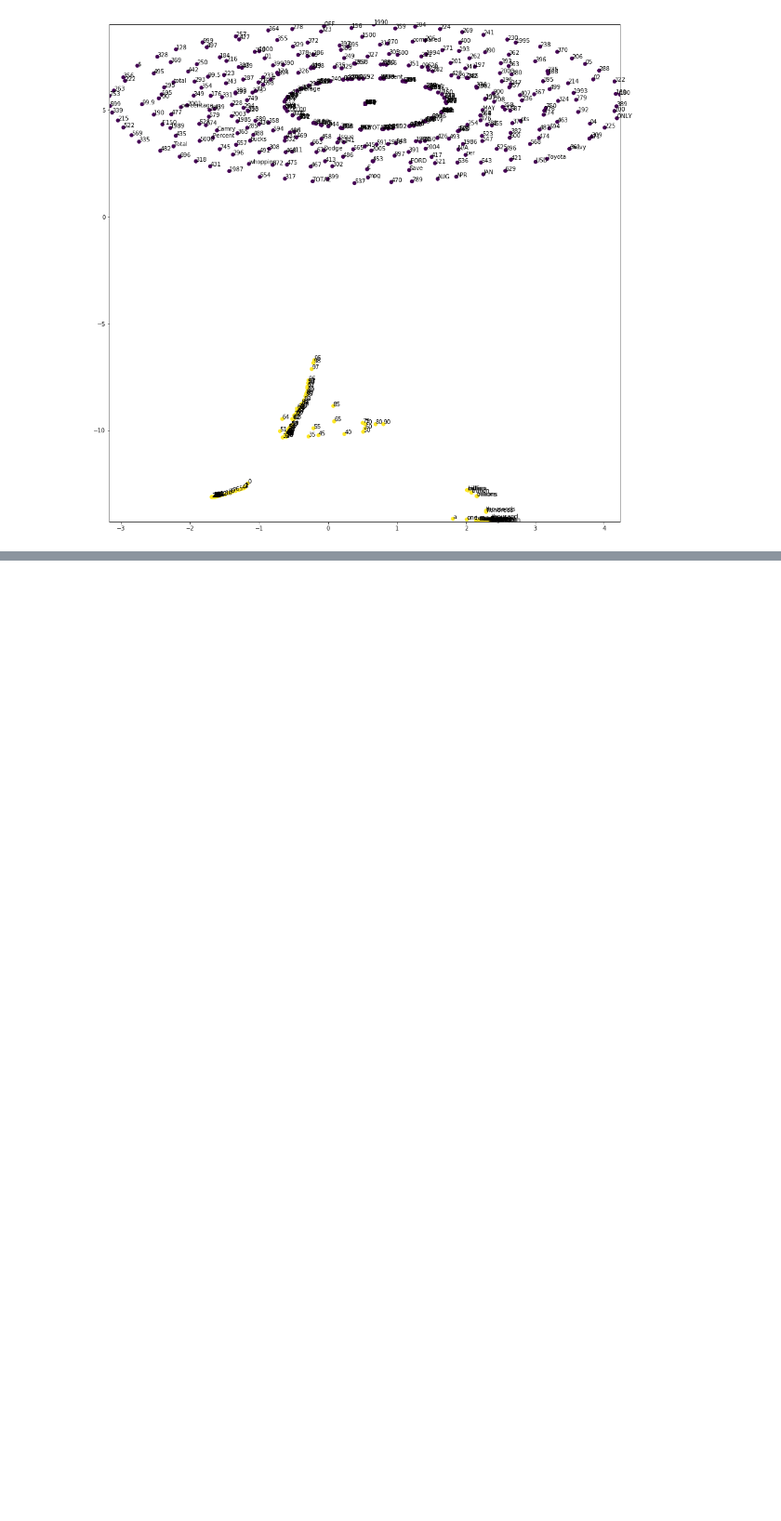
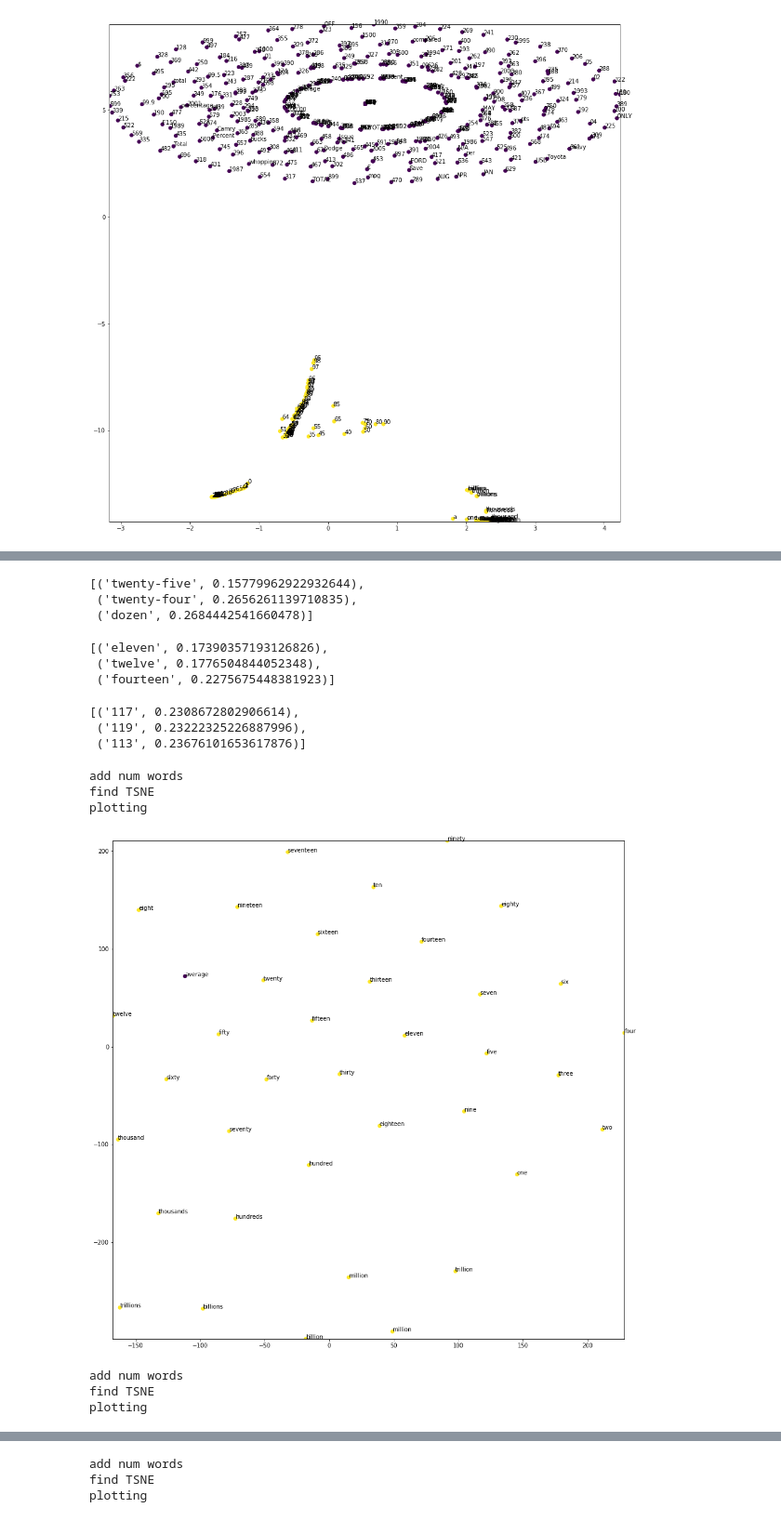
Before and after one commit to jpatrickpark/breaking_numerical_reasoning_nli, a Jupyter notebook: plot_word_embeddings.ipynb, the cells around one changed output, grey strips where cells are left out. Shown: that part at 93% size. Cells and saved outputs as stored; diff of their text form; code cells hidden in the pictures; blank space fills up the shorter version.

Commit message:
update plotting

```diff
--- a/plot_word_embeddings.ipynb
+++ b/plot_word_embeddings.ipynb
@@ -210,0 +289,71 @@ plotting
+# %%
+average_num_vectors(num_alphabet_words,glove_vecs)[:3]
+# %% [output]
+[('twenty-five', 0.15779962922932644),
+ ('twenty-four', 0.2656261139710835),
+ ('dozen', 0.2684442541660478)]
+# %%
+average_num_vectors(num_alphabet_words_one_to_ten,glove_vecs)[:3]
+# %% [output]
+[('eleven', 0.17390357193126826),
+ ('twelve', 0.1776504844052348),
+ ('fourteen', 0.2275675448381923)]
+# %%
+average_num_vectors(num_numeric_words,glove_vecs)[:3]
+# %% [output]
+[('117', 0.2308672802906614),
+ ('119', 0.23222325226887996),
+ ('113', 0.23676101653617876)]
+# %%
+def display_num_words_and_average_tsnescatterplot(num_words, model):
+
+    arr = np.empty((0,300), dtype='f')
+    word_labels = []
+    words = []
+
+    print("add num words")
+    for word in num_words:
+        wrd_vector = model[word]
+        word_labels.append(1)
+        words.append(word)
+        arr = np.append(arr, np.array([wrd_vector]), axis=0)
+
+    temp = np.mean(arr, 0)
+    word_labels.append(0)
+    words.append("average")
+    arr = np.append(arr, np.array([temp]), axis=0)
+
+    cmap = matplotlib.cm.get_cmap('viridis')
+    normalize = matplotlib.colors.Normalize(vmin=min(word_labels), vmax=max(word_labels))
+    colors = [cmap(normalize(value)) for value in word_labels]
+
+    # find tsne coords for 2 dimensions
+    print("find TSNE")
+    tsne = TSNE(n_components=2, random_state=0)
+    np.set_printoptions(suppress=True)
+    Y = tsne.fit_transform(arr)
+
+    print("plotting")
+    x_coords = Y[:, 0]
+    y_coords = Y[:, 1]
+    # display scatter plot
+    fig, ax = plt.subplots(figsize=(16,16))
+    ax.scatter(x_coords, y_coords, color=colors)
+
+    for label, x, y in zip(words, x_coords, y_coords):
+        plt.annotate(label, xy=(x, y), xytext=(0, 0), textcoords='offset points')
+    plt.xlim(x_coords.min()+0.00005, x_coords.max()+0.00005)
+    plt.ylim(y_coords.min()+0.00005, y_coords.max()+0.00005)
+    plt.show()
+# %%
+display_num_words_and_average_tsnescatterplot(num_alphabet_words,glove_vecs)
+display_num_words_and_average_tsnescatterplot(num_alphabet_words_one_to_ten,glove_vecs)
+display_num_words_and_average_tsnescatterplot(num_numeric_words,glove_vecs)
+# %% [output]
+add num words
+find TSNE
+plotting
+[figure, added]
+add num words
+find TSNE
+plotting
@@ -210,0 +361,3 @@ plotting
+add num words
+find TSNE
+plotting
```
Also changed, not shown: parts of 18 cells of this notebook.
